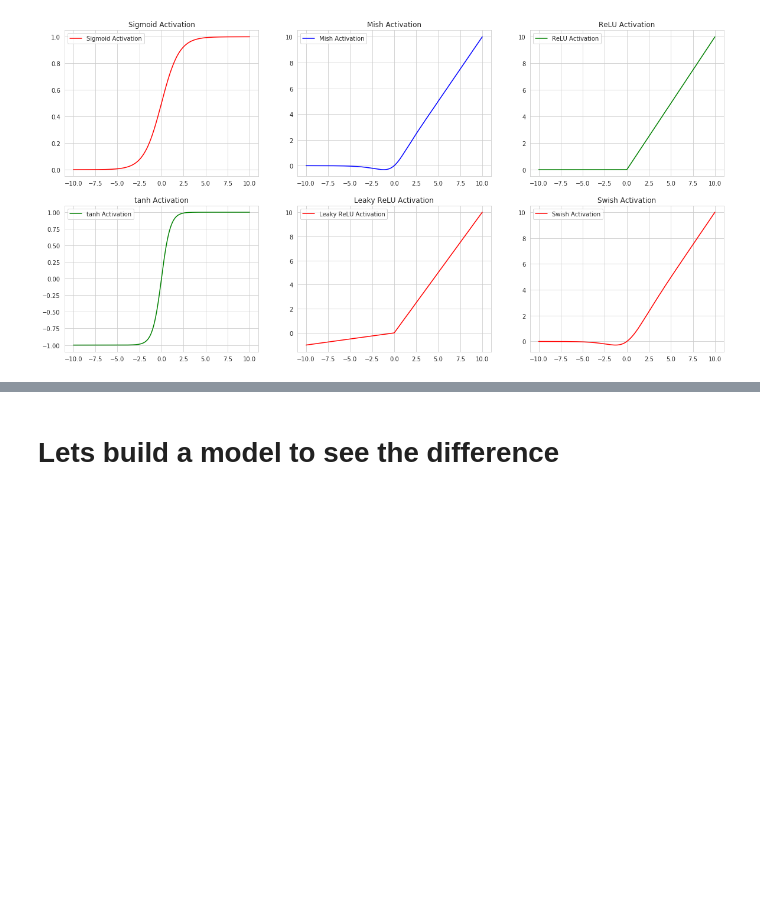
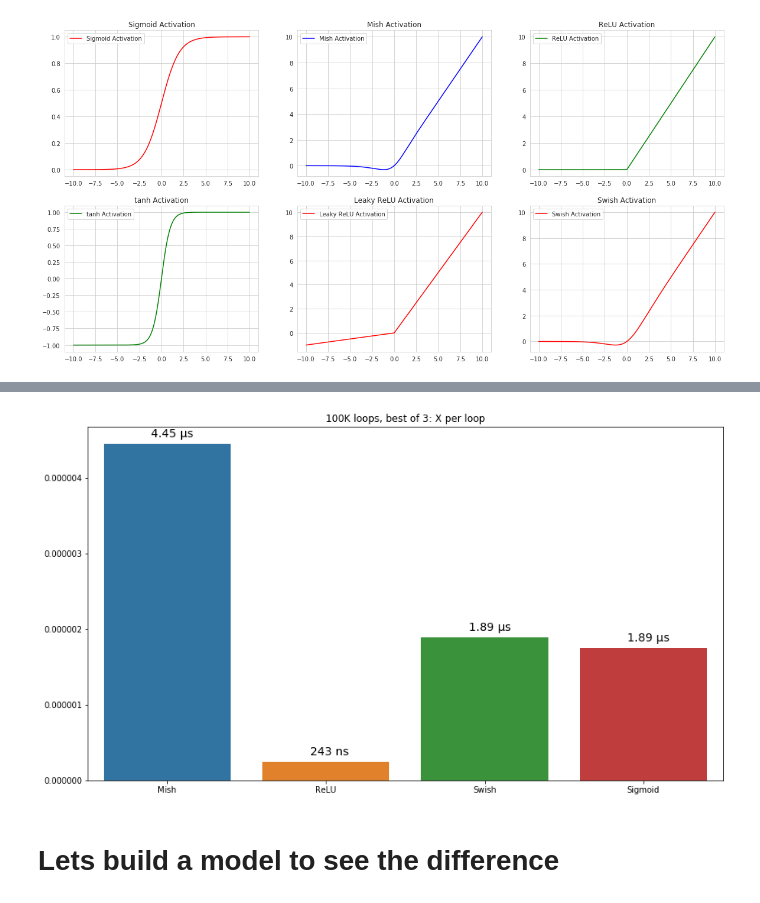
Before and after one commit to shadab4150/Deep-Learning-Classifiers, a Jupyter notebook: comparing_activation_function_ReLU_vs_Mish.ipynb, the cells around one changed output, grey strips where cells are left out. Saved outputs shown, nothing was run; the diff lists cells and outputs as text; code cells hidden in the pictures; blank space fills up the shorter version.

```diff
--- a/comparing_activation_function_ReLU_vs_Mish.ipynb
+++ b/comparing_activation_function_ReLU_vs_Mish.ipynb
@@ -60,3 +86,18 @@ plt.show()
+# %%
+m = float_power(10,-6)
+n = float_power(10,-9)
+a1 = [4.45*m,243*n,1.89*m,1.75*m]
+b1 = ['Mish','ReLU','Swish','Sigmoid']
+s = ['4.45 µs ','243 ns ','1.89 µs ','1.89 µs ']
+# %%
+plt.figure(1,figsize=(14,8))
+sns.barplot(y=a1,x=b1)
+plt.title("100K loops, best of 3: X per loop");
+for i in range(4):
+  plt.text(x =i-0.1 , y = a1[i]+0.00000009, s =s[i], size = 14)
+plt.show()
+# %% [output]
+[figure, added]
 # %% [markdown]
 # Lets build a model to see the difference
 # %%
```
Also changed, not shown: parts of 7 cells of this notebook.
